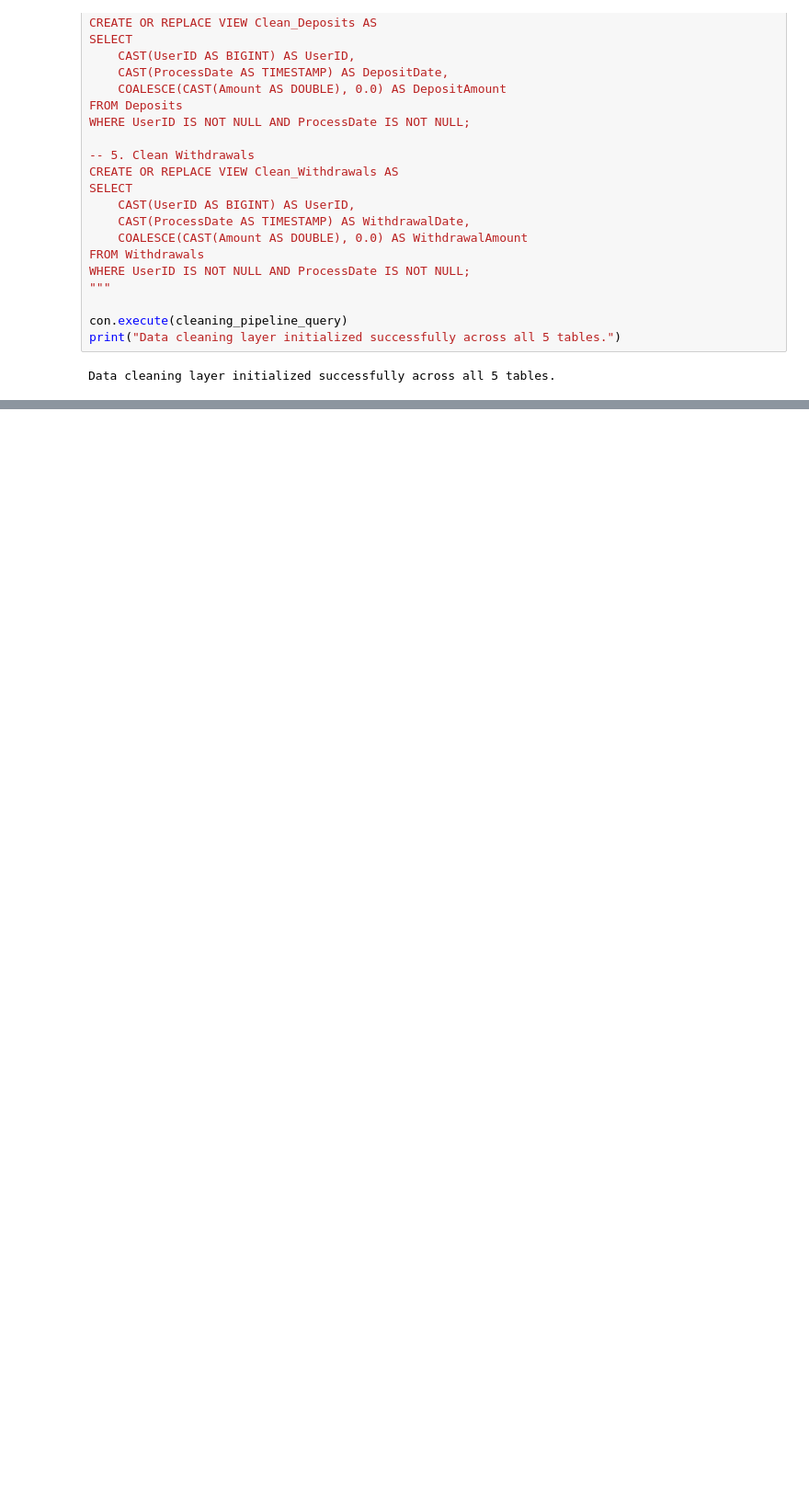
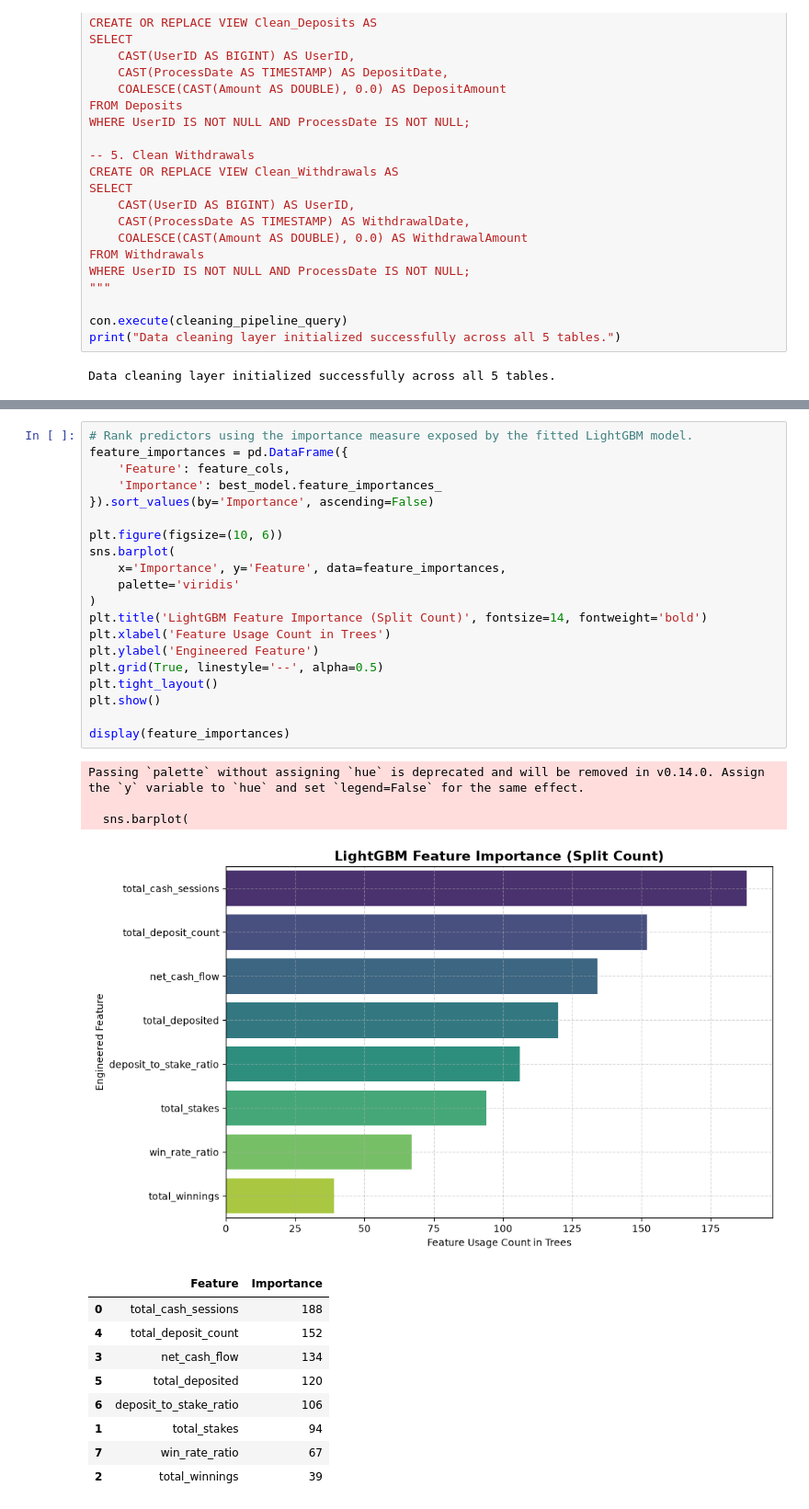
Before and after one commit to Shemshemy/churning, a Jupyter notebook: index.ipynb, the cells around one changed output, grey strips where cells are left out. Shown at 92% size. Drawn from its saved outputs; the diff is of its cells as text; blank space fills up the shorter version.

```diff
--- a/index.ipynb
+++ b/index.ipynb
@@ -955,0 +731,34 @@ array([[-0.00979148, -0.00545198, -0.01262294, ..., -0.00152733,
+# %%
+# Rank predictors using the importance measure exposed by the fitted LightGBM model.
+feature_importances = pd.DataFrame({
+    'Feature': feature_cols,
+    'Importance': best_model.feature_importances_
+}).sort_values(by='Importance', ascending=False)
+
+plt.figure(figsize=(10, 6))
+sns.barplot(
+    x='Importance', y='Feature', data=feature_importances,
+    palette='viridis'
+)
+plt.title('LightGBM Feature Importance (Split Count)', fontsize=14, fontweight='bold')
+plt.xlabel('Feature Usage Count in Trees')
+plt.ylabel('Engineered Feature')
+plt.grid(True, linestyle='--', alpha=0.5)
+plt.tight_layout()
+plt.show()
+
+display(feature_importances)
+# %% [output]
+Passing `palette` without assigning `hue` is deprecated and will be removed in v0.14.0. Assign the `y` variable to `hue` and set `legend=False` for the same effect.
+
+  sns.barplot(
+[figure, added]
+|  | Feature | Importance |
+| 0 | total_cash_sessions | 188 |
+| 4 | total_deposit_count | 152 |
+| 3 | net_cash_flow | 134 |
+| 5 | total_deposited | 120 |
+| 6 | deposit_to_stake_ratio | 106 |
+| 1 | total_stakes | 94 |
+| 7 | win_rate_ratio | 67 |
+| 2 | total_winnings | 39 |
```
Also changed, not shown: parts of 35 cells of this notebook, 2 other files.
